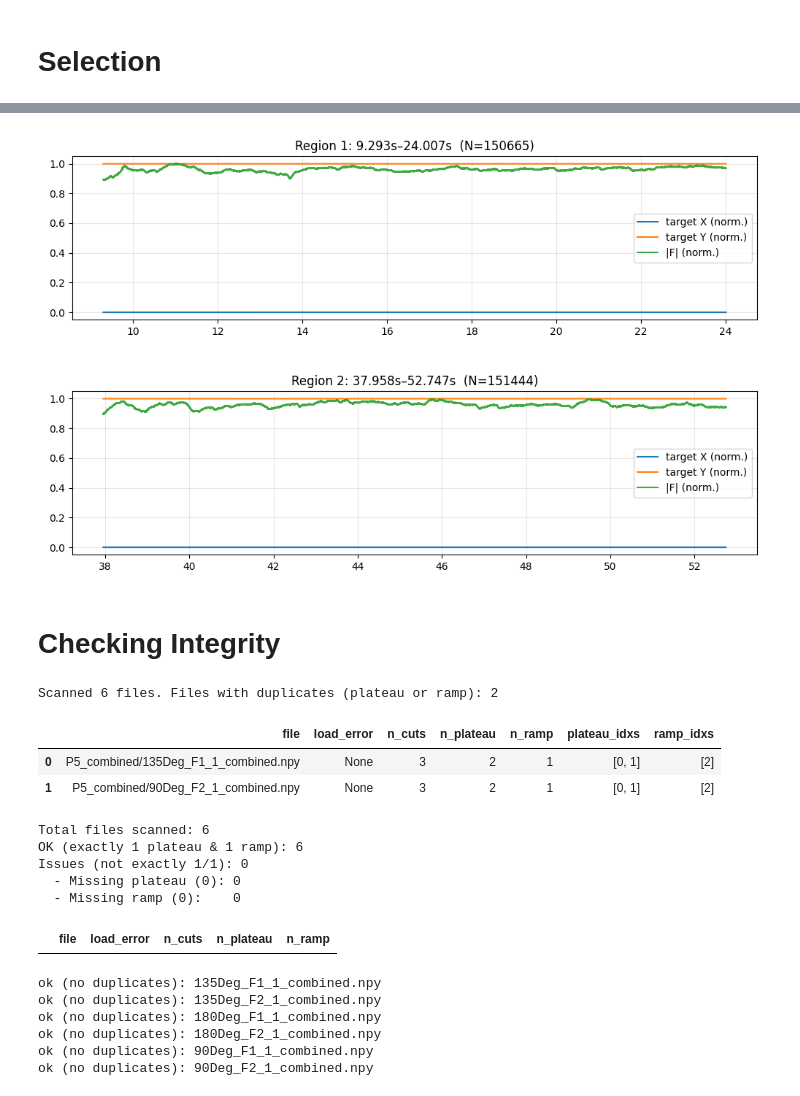
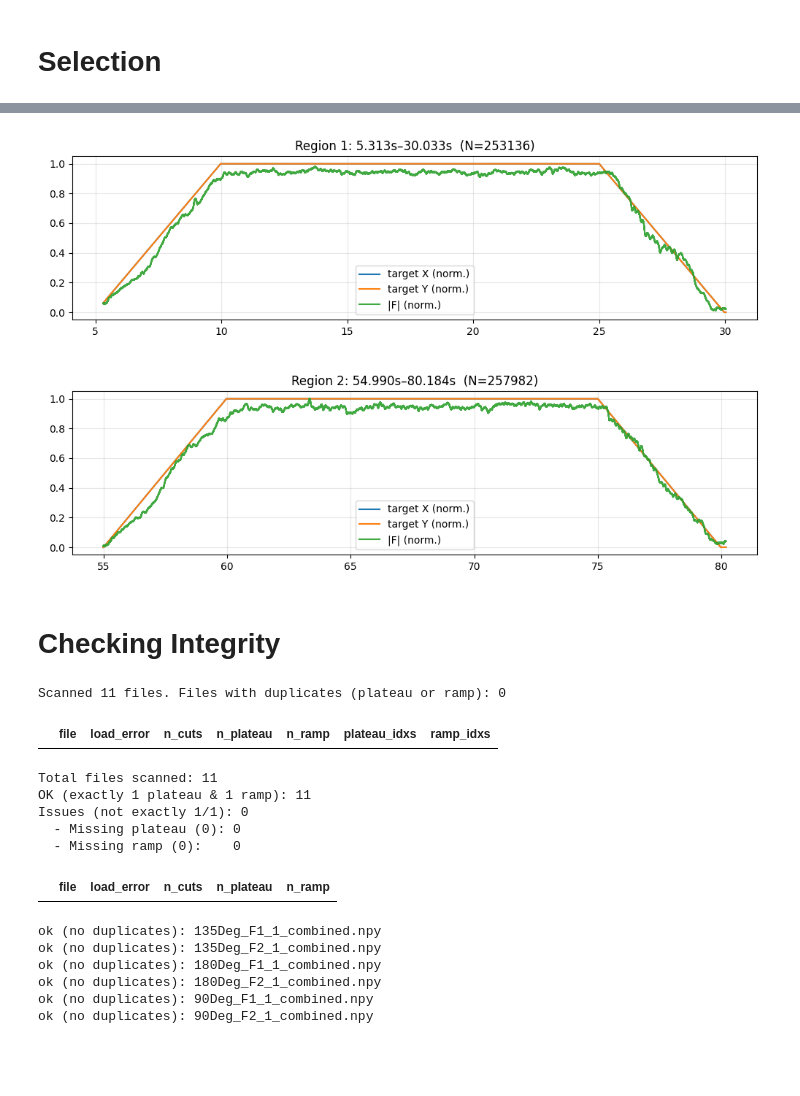
Before and after one commit to Jihagen/IntMS_EEG, a Jupyter notebook: data/preprocessing/forces.ipynb, the cells around one changed output, grey strips where cells are left out. Cells and saved outputs as stored; diff of their text form; code cells hidden in the pictures; blank space fills up the shorter version.

```diff
--- a/data/preprocessing/forces.ipynb
+++ b/data/preprocessing/forces.ipynb
@@ -146,6 +251,6 @@ def plot_emg_from_mat(emg_mat):
 # %%
-force_mat = "/Users/juliahagen/IntMS_EEG/data/P3_forces_cut/180Deg_F1_2.mat"
-emg_mat   = "/Users/juliahagen/IntMS_EEG/data/P3/180Deg_F1_2.mat"
+force_mat = "/Users/juliahagen/IntMS_EEG/data/P3/180Deg_F1_1_noEMG.mat"
+emg_mat   = "/Users/juliahagen/IntMS_EEG/data/P3/180Deg_F1_1.mat"
 # %%
 plot_force_from_mat(force_mat)
 plot_emg_from_mat(emg_mat)
@@ -941,6 +2077,6 @@ def check_and_plot_combined(path, offset=0.5, show_offsets=False):
 # check_and_plot_combined("/Users/juliahagen/IntMS_EEG/data/preprocessing/180Deg_F1_2_combined.npy", show_offsets=True)
 
 # 2) Whole folder (plots each file):
-for f in sorted(glob.glob("/Users/juliahagen/IntMS_EEG/data/preprocessing/P3_combined/*_combined.npy")):
+for f in sorted(glob.glob("/Users/juliahagen/IntMS_EEG/data/preprocessing/*_combined.npy")):
     check_and_plot_combined(f, show_offsets=True)
 # %% [output]
@@ -1007,7 +2111,7 @@ import numpy as np
 import matplotlib.pyplot as plt
 
 # --- set your file path ---
-path = "/Users/juliahagen/IntMS_EEG/data/preprocessing/P3_combined/180Deg_F2_2_combined.npy"  # <- change me
+path = "/Users/juliahagen/IntMS_EEG/data/preprocessing/180Deg_F2_2_combined.npy"  # <- change me
 
 # --- load ---
 d  = np.load(path, allow_pickle=True).item()
@@ -1257,7 +2363,7 @@ fs_est (Hz): 10240.000000149012
 import numpy as np
 import matplotlib.pyplot as plt
 
-path = "/Users/juliahagen/IntMS_EEG/data/preprocessing/P3_combined/180Deg_F2_2_combined.npy"
+
 
 d = np.load(path, allow_pickle=True).item()
 t  = np.asarray(d["time_s"])
@@ -1296,8 +2402,8 @@ plt.plot(t[idx23], fab_n[idx23], label="|F| (norm.)", alpha=0.9)
 plt.title(f"Region 2: {cut['t2']:.3f}s–{cut['t3']:.3f}s  (N={idx23.size})")
 plt.legend(); plt.grid(True, alpha=0.3); plt.tight_layout(); plt.show()
 # %% [output]
-[figure, old version]
+[figure, new version]
-[figure, old version]
+[figure, new version]
 # %% [markdown]
 # Checking Integrity
 # %%
@@ -1306,7 +2412,7 @@ import numpy as np
 import pandas as pd
 
 # === CONFIG ===
-ROOT = Path("P5_combined")  # change if needed
+ROOT = Path("P3_combined")  # change if needed
 GLOB = "*_combined.npy"                        # e.g., "P5_*_combined.npy"
 
 def _kind_of(entry):
@@ -1363,43 +2469,41 @@ for f in files:
         "file": str(f),
         "load_error": None,
         "n_cuts": len(cuts),
         "n_plateau": len(plateau_idxs),
         "n_ramp": len(ramp_idxs),
         "plateau_idxs": plateau_idxs,
         "ramp_idxs": ramp_idxs,
     })
 
 df = pd.DataFrame(rows)
 
 # Ensure required columns exist even if df is empty
 for col in ["n_plateau", "n_ramp"]:
     if col not in df.columns:
         df[col] = np.nan
 
 # Coerce to numeric for comparisons
 df["n_plateau"] = pd.to_numeric(df["n_plateau"], errors="coerce")
 df["n_ramp"]    = pd.to_numeric(df["n_ramp"], errors="coerce")
 
 if df.empty:
     print("No files found. Check ROOT/GLOB.")
     display(df)  # harmless empty df for notebook visibility
 else:
     dup_mask = ((df["n_plateau"].fillna(0) > 1) | (df["n_ramp"].fillna(0) > 1))
     df_dups = df[dup_mask].copy().reset_index(drop=True)
     print(f"Scanned {len(df)} files. Files with duplicates (plateau or ramp): {len(df_dups)}")
     display(df_dups)
 # %% [output]
-Scanned 6 files. Files with duplicates (plateau or ramp): 2
+Scanned 11 files. Files with duplicates (plateau or ramp): 0
 |  | file | load_error | n_cuts | n_plateau | n_ramp | plateau_idxs | ramp_idxs |
-| 0 | P5_combined/135Deg_F1_1_combined.npy | None | 3 | 2 | 1 | [0, 1] | [2] |
-| 1 | P5_combined/90Deg_F2_1_combined.npy | None | 3 | 2 | 1 | [0, 1] | [2] |
 # %%
 from pathlib import Path
 import numpy as np
 import pandas as pd
 
 # === CONFIG ===
-ROOT = Path("P5_combined")   # adjust if needed
+ROOT = Path("P3_combined")   # adjust if needed
 GLOB = "*_combined.npy"
 
 def _kind_of(entry):
@@ -1464,8 +2568,8 @@ print(f"  - Missing ramp (0):    {missing_r.sum()}")
 df_issues = df_all[bad_mask].sort_values("file").reset_index(drop=True)
 df_issues
 # %% [output]
-Total files scanned: 6
-OK (exactly 1 plateau & 1 ramp): 6
+Total files scanned: 11
+OK (exactly 1 plateau & 1 ramp): 11
 Issues (not exactly 1/1): 0
   - Missing plateau (0): 0
   - Missing ramp (0):    0
```
Also changed, not shown: parts of 17 cells of this notebook, 10 other files.
